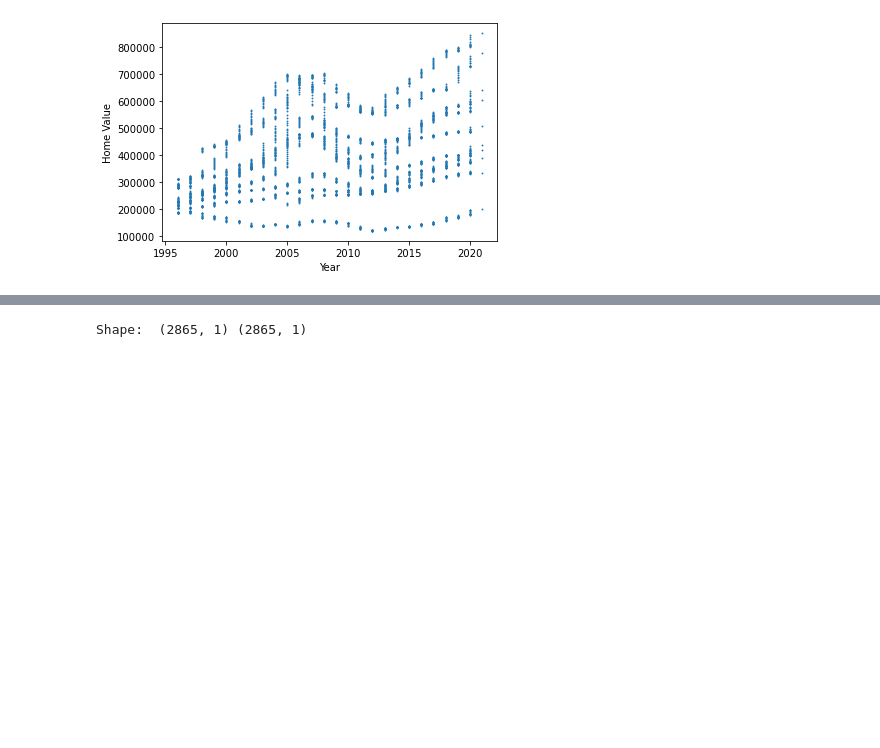
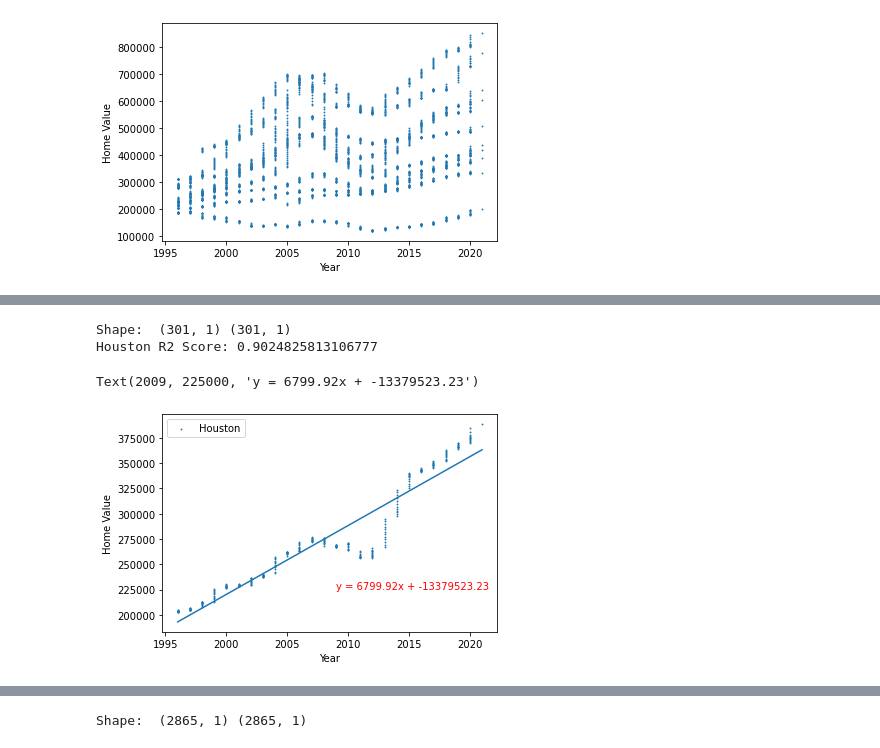
Before and after one commit to marinahobday/housingProject3, a Jupyter notebook: final-project- model.ipynb, the cells around one changed output, grey strips where cells are left out. Saved outputs shown, nothing was run; the diff lists cells and outputs as text; code cells hidden in the pictures; blank space fills up the shorter version.

```diff
--- a/final-project- model.ipynb
+++ b/final-project- model.ipynb
@@ -70,3 +84,32 @@ Cookeville = Housing_data.loc[Housing_data['City_Name']=='Cookeville, TN']
 Charlotte = Housing_data.loc[Housing_data['City_Name']=='Charlotte, NC']
 
 Chicago = Housing_data.loc[Housing_data['City_Name']=='Chicago, IL']
+# %%
+###  HOUSTON
+
+X = Houston['Year'].values.reshape(-1,1)
+y= Houston['Home_value'].values.reshape(-1,1)
+print("Shape: ", X.shape, y.shape)
+
+plt.scatter(X,y, s=0.75, label='Houston')
+plt.legend(loc="best")
+plt.xlabel("Year")
+plt.ylabel("Home Value")
+
+Houstonmodel=LinearRegression()
+Houstonmodel.fit(X,y)
+Houstonscore=Houstonmodel.score(X,y)
+print(f"Houston R2 Score: {Houstonscore}")
+
+#add the linear regression line
+(slope, intercept, rvalue, pvalue, stderr) = linregress(Houston['Year'],Houston['Home_value'])
+regress_values = Houston['Year'] * slope + intercept
+plt.plot(Houston['Year'],regress_values)
+line_eq = "y = " + str(round(slope,2)) + "x + " + str(round(intercept,2))
+line_eq
+plt.annotate(line_eq,(2009,225000),fontsize=10,color="red")
+# %% [output]
+Shape:  (301, 1) (301, 1)
+Houston R2 Score: 0.9024825813106777
+Text(2009, 225000, 'y = 6799.92x + -13379523.23')
+[figure, added]
```
Also changed, not shown: parts of 23 cells of this notebook.
